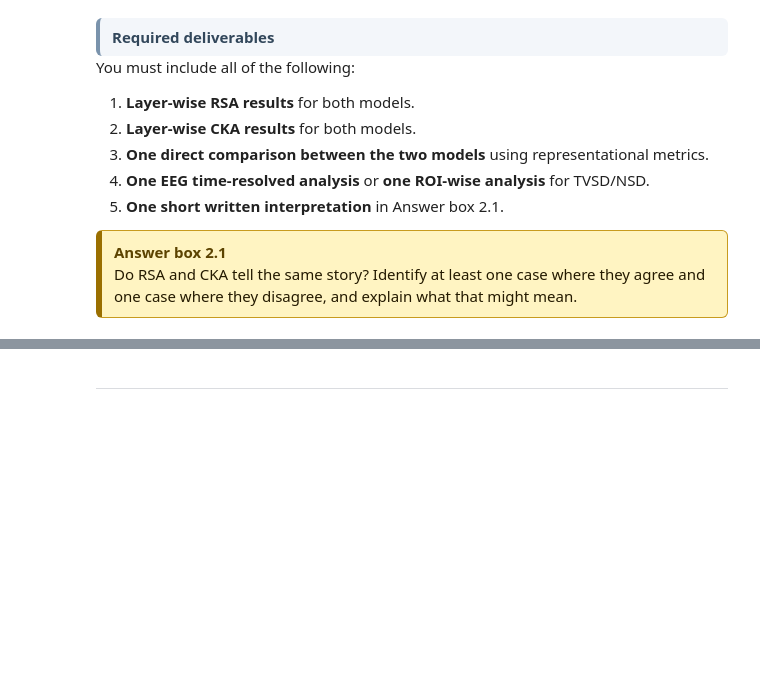
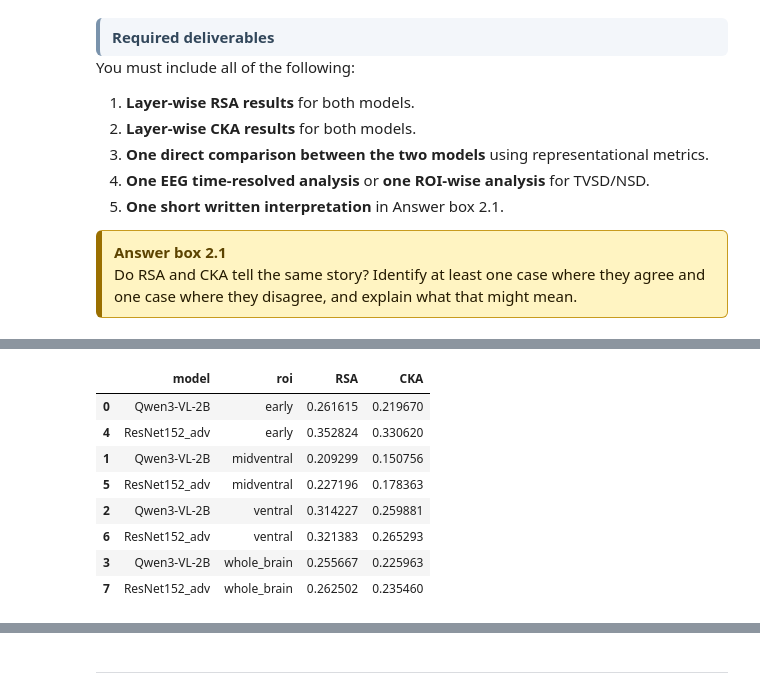
Before and after one commit to Shakikii/Brain-like_Project, a Jupyter notebook: nx414_project_2026.ipynb, the cells around one changed output, grey strips where cells are left out. Cells and saved outputs as stored; diff of their text form; code cells hidden in the pictures; blank space fills up the shorter version.

```diff
--- a/nx414_project_2026.ipynb
+++ b/nx414_project_2026.ipynb
@@ -2627,12 +2690,12 @@ You must include all of the following:
 # %%
 # TODO: implement RSA
-rsa = RepresentationalSimilarityAnalysis(
+rsa_metric = RepresentationalSimilarityAnalysis(
     dissimilarity="correlation",
     similarity_metric="spearman",
 )
 
 # TODO: implement unbiased linear CKA
-cka = CenteredKernelAlignment(
+cka_metric = CenteredKernelAlignment(
     eps=1e-8,
     dtype=np.float64,
 )
@@ -2638,0 +2771,10 @@ cka = CenteredKernelAlignment(
+# %%
+# Model files
+resnet_name = "adv_resnet152_imagenet_full_ffgsm_eps-1_alpha-125-ep10_seed-0"
+qwen_name = "Qwen3-VL-2B-Instruct"
+
+resnet_things_path = model_specs[resnet_name]["things"]
+qwen_things_path = model_specs[qwen_name]["things"]
+
+resnet_layers = get_feature_layers(resnet_things_path)
+qwen_layers = get_feature_layers(qwen_things_path)
@@ -2638,0 +3059,82 @@ cka = CenteredKernelAlignment(
+# %%
+# Main loop of : C) NSD ROI-wise analysis
+# Main loop
+rows_nsd = []
+for roi in nsd_key_rois:
+    Y      = nsd_neural[roi]
+    Y_rdm  = nsd_neural_rdms[roi]
+    for layer in resnet_nsd_layers:
+        X = resnet_nsd_feats_pca[layer]
+        rows_nsd.append({
+            "dataset": "NSD",
+            "subject": nsd_subject,
+            "roi":     roi,
+            "model":   "ResNet152_adv",
+            "layer":   layer,
+            "RSA":     rsa_metric.compare_rdms(resnet_nsd_rdms[layer], Y_rdm),
+            "CKA":     safe_metric(cka_metric, X, Y),
+        })
+    for layer in qwen_nsd_layers:
+        X = qwen_nsd_feats_pca[layer]
+        rows_nsd.append({
+            "dataset": "NSD",
+            "subject": nsd_subject,
+            "roi":     roi,
+            "model":   "Qwen3-VL-2B",
+            "layer":   layer,
+            "RSA":     rsa_metric.compare_rdms(qwen_nsd_rdms[layer], Y_rdm),
+            "CKA":     safe_metric(cka_metric, X, Y),
+        })
+
+df_nsd = pd.DataFrame(rows_nsd)
+df_nsd.to_csv("df_nsd.csv", index=False)
+
+# Plots — 4 columns, 1 row
+for metric in ["RSA", "CKA"]:
+    n_rois = len(nsd_key_rois)
+    n_cols = n_rois   # 4 columns
+    n_rows = 1
+
+    fig, axes = plt.subplots(
+        n_rows, n_cols,
+        figsize=(5 * n_cols, 4),
+        sharey=True, squeeze=False
+    )
+
+    for idx, roi in enumerate(nsd_key_rois):
+        ax = axes[0][idx]
+        sub = df_nsd[df_nsd["roi"] == roi]
+        for model in ["ResNet152_adv", "Qwen3-VL-2B"]:
+            sub_m = sub[sub["model"] == model].reset_index(drop=True)
+            ax.plot(np.arange(len(sub_m)), sub_m[metric],
+                    marker="o", markersize=3, label=model)
+        ax.set_title(f"NSD {roi}", fontsize=9)
+        ax.set_xlabel("Layer index")
+        if idx == 0:
+            ax.set_ylabel(metric)
+        ax.axhline(0, linestyle="--", linewidth=0.7, color="gray")
+
+    axes[0][0].legend(fontsize=8)
+    fig.suptitle(f"NSD layer-wise {metric} ({nsd_subject})", fontsize=11)
+    plt.tight_layout()
+    fig.savefig(f"figures/section2/fig_2_3_nsd_layerwise_{metric.lower()}.png",
+                bbox_inches="tight", dpi=150)
+    plt.close(fig)
+
+# Summary
+nsd_summary = (
+    df_nsd.groupby(["model", "roi"], as_index=False)[["RSA", "CKA"]]
+    .max()
+    .sort_values(["roi", "model"])
+)
+display(nsd_summary)
+# %% [output]
+|  | model | roi | RSA | CKA |
+| 0 | Qwen3-VL-2B | early | 0.261615 | 0.219670 |
+| 4 | ResNet152_adv | early | 0.352824 | 0.330620 |
+| 1 | Qwen3-VL-2B | midventral | 0.209299 | 0.150756 |
+| 5 | ResNet152_adv | midventral | 0.227196 | 0.178363 |
+| 2 | Qwen3-VL-2B | ventral | 0.314227 | 0.259881 |
+| 6 | ResNet152_adv | ventral | 0.321383 | 0.265293 |
+| 3 | Qwen3-VL-2B | whole_brain | 0.255667 | 0.225963 |
+| 7 | ResNet152_adv | whole_brain | 0.262502 | 0.235460 |
```
Also changed, not shown: parts of 33 cells of this notebook, 7 other files.
